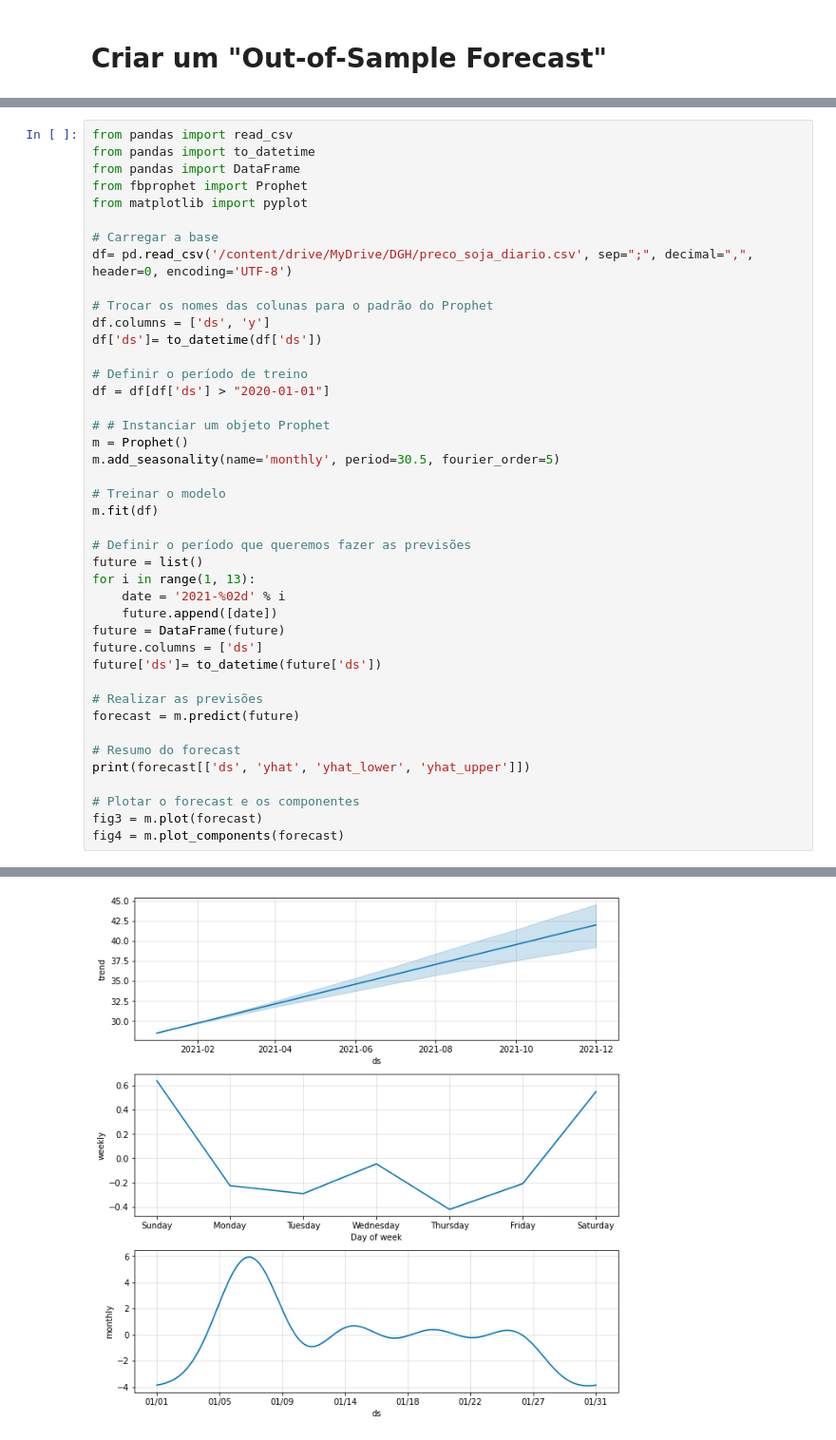
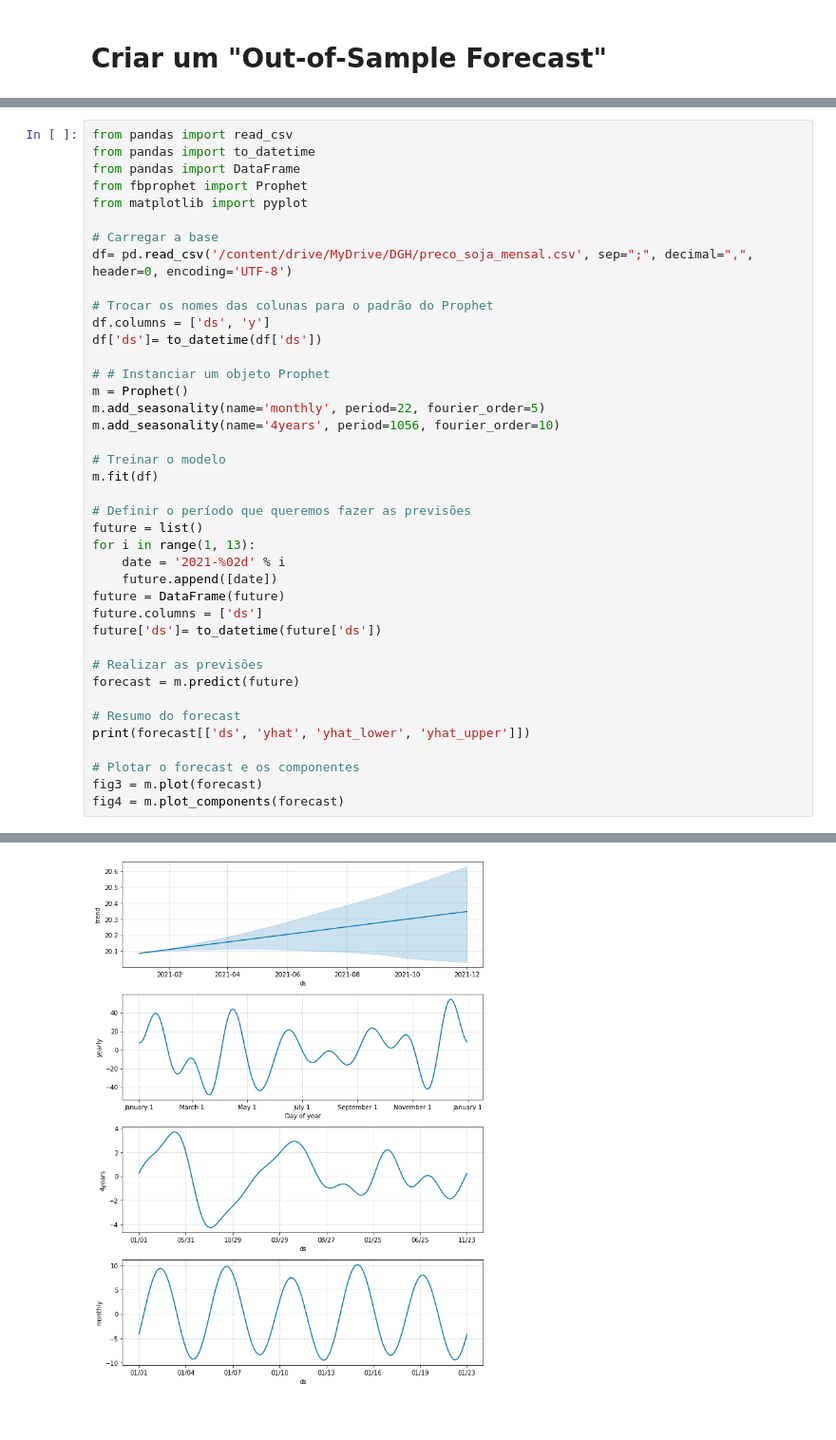
Before and after one commit to CeciliaKimura/time-series, a Jupyter notebook: Time_Series_Forecasting_Prophet.ipynb, the cells around one changed output, grey strips where cells are left out. Shown at 95% size. Drawn from its saved outputs; the diff is of its cells as text.

```diff
--- a/Time_Series_Forecasting_Prophet.ipynb
+++ b/Time_Series_Forecasting_Prophet.ipynb
@@ -464,18 +659,16 @@ from fbprophet import Prophet
 from matplotlib import pyplot
 
 # Carregar a base
-df= pd.read_csv('/content/drive/MyDrive/DGH/preco_soja_diario.csv', sep=";", decimal=",", header=0, encoding='UTF-8')
+df= pd.read_csv('/content/drive/MyDrive/DGH/preco_soja_mensal.csv', sep=";", decimal=",", header=0, encoding='UTF-8')
 
 # Trocar os nomes das colunas para o padrão do Prophet
 df.columns = ['ds', 'y']
 df['ds']= to_datetime(df['ds'])
 
-# Definir o período de treino
-df = df[df['ds'] > "2020-01-01"]
-
 # # Instanciar um objeto Prophet
 m = Prophet()
-m.add_seasonality(name='monthly', period=30.5, fourier_order=5)
+m.add_seasonality(name='monthly', period=22, fourier_order=5)
+m.add_seasonality(name='4years', period=1056, fourier_order=10)
 
 # Treinar o modelo
 m.fit(df)
@@ -518 +711 @@ INFO:fbprophet:Disabling daily seasonality. Run prophet with daily_seasonality=T
-[figure, old version]
+[figure, new version]
```
Also changed, not shown: parts of 30 cells of this notebook.
